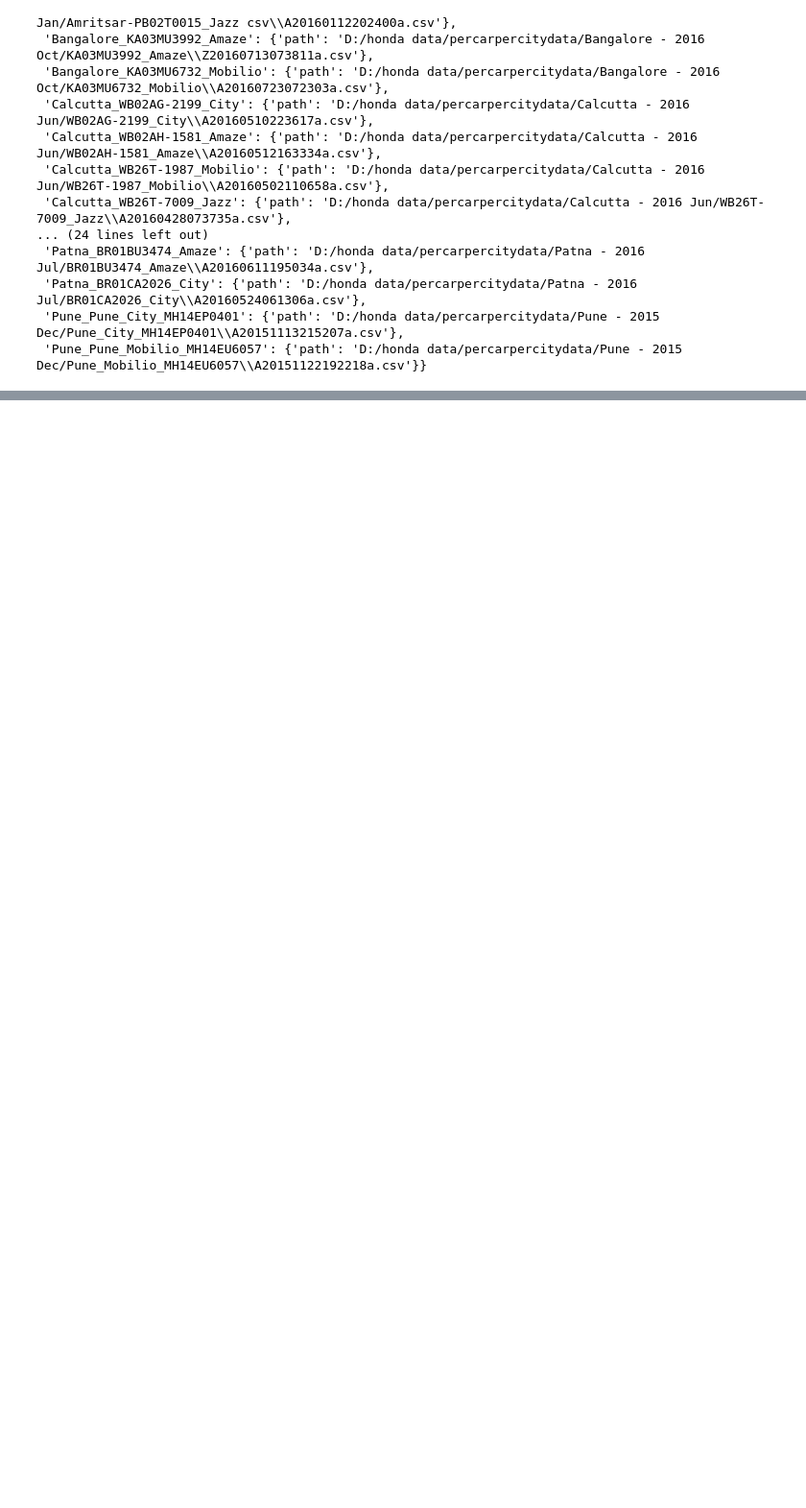
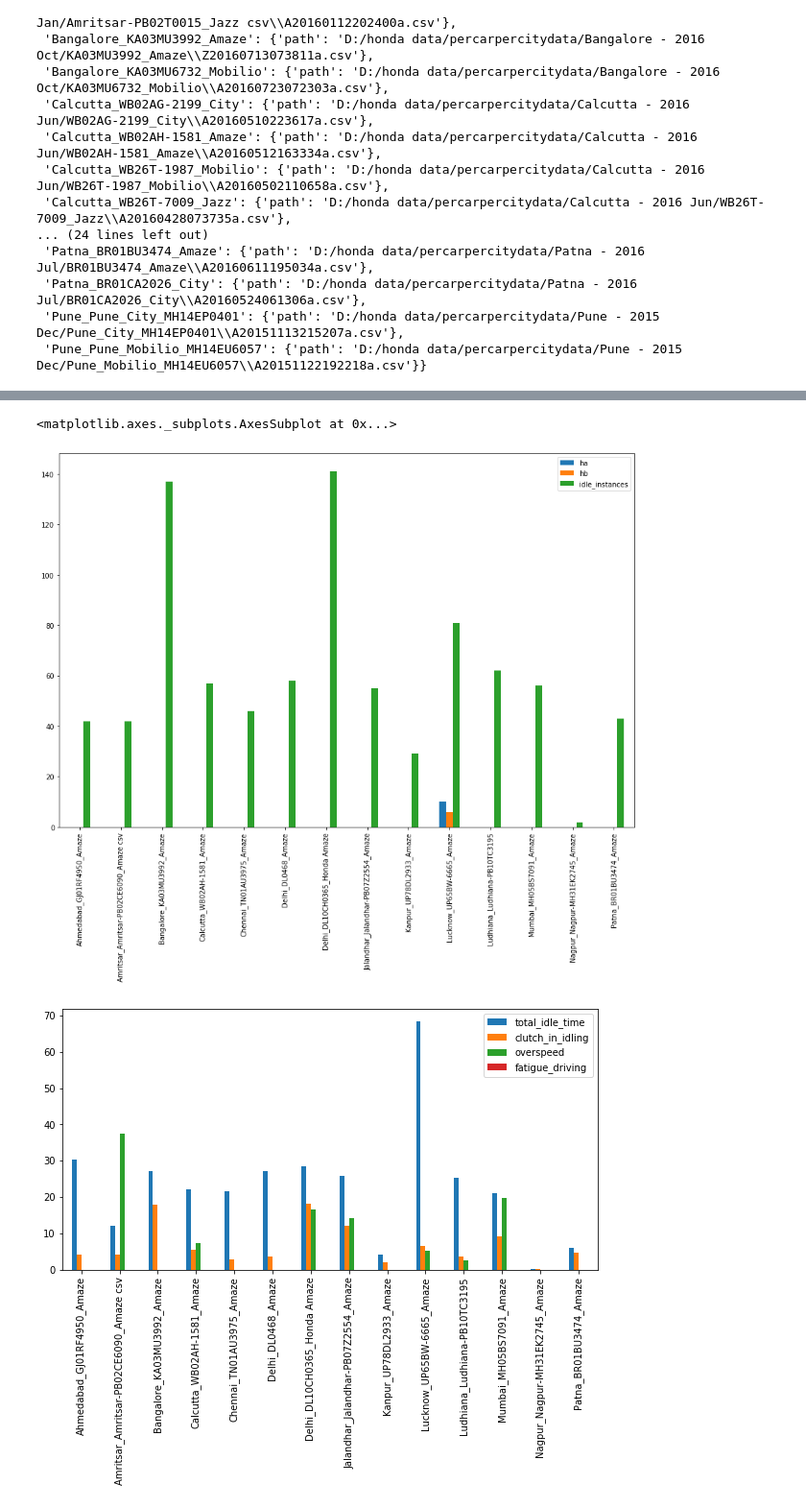
Before and after one commit to poshitasingh/honda_analysis, a Jupyter notebook: Honda.ipynb, the cells around one changed output, grey strips where cells are left out. Shown at 96% size. Cells and saved outputs as stored; diff of their text form; code cells hidden in the pictures; blank space fills up the shorter version.

```diff
--- a/Honda.ipynb
+++ b/Honda.ipynb
@@ -140,3 +65,5 @@ for keys, item in k.items():
+# %%
+k['Chennai_TN01AU3975_Amaze']['path'] = 'D:\honda data\percarpercitydata\Chennai - 2016 Oct\TN01AU3975_Amaze\A20160807081323a.csv'
 # %%
 k
 # %% [output]
@@ -159,0 +205,3 @@ k
+# %%
+df = pd.DataFrame(k)
+df.columns
@@ -159,0 +226,19 @@ k
+# %%
+df1 = df.drop('path')
+amaze = df1[['Ahmedabad_GJ01RF4950_Amaze', 'Amritsar_Amritsar-PB02CE6090_Amaze csv', 'Bangalore_KA03MU3992_Amaze',
+           'Calcutta_WB02AH-1581_Amaze', 'Chennai_TN01AU3975_Amaze', 'Delhi_DL0468_Amaze', 'Delhi_DL10CH0365_Honda Amaze',
+          'Jalandhar_Jalandhar-PB07Z2554_Amaze', 'Kanpur_UP78DL2933_Amaze', 'Lucknow_UP65BW-6665_Amaze',
+           'Ludhiana_Ludhiana-PB10TC3195', 'Mumbai_MH05BS7091_Amaze', 'Nagpur_Nagpur-MH31EK2745_Amaze',
+           'Patna_BR01BU3474_Amaze']]
+mobilio = df1[['Ahmedabad_GJ09BD3161_Mobilio', 'Bangalore_KA03MU6732_Mobilio', 'Calcutta_WB26T-1987_Mobilio',
+               'Chennai_TN01AX3294_Mobilio', 'Kanpur_UP78DW5006_Mobilio', 'Lucknow_UP32GU-7951_Mobilio',
+               'Nagpur_Nagpur-MH49B9780_Mobilio', 'Pune_Pune_Mobilio_MH14EU6057']]
+jazz = df1[['Amritsar_Amritsar-PB02T0015_Jazz csv', 'Calcutta_WB26T-7009_Jazz', 'Delhi_DL04641_Jazz',
+            'Ludhiana_Ludhiana-PB10FK2162']]
+city = df1[['Ahmedabad_GJ20N0977_City', 'Amritsar_Amritsar-PB02CH9400_City csv', 'Calcutta_WB02AG-2199_City',
+           'Chennai_TN146999_City', 'Delhi_DL1811_City', 'Delhi_DL3CBE9134_Honda City', 'Jalandhar_Jalandhar-PB08CQ9011_City',
+           'Kanpur_UP78DV3974_City', 'Lucknow_UP32FR-1999_City', 'Ludhiana_Ludhiana-PB10FL6457', 'Mumbai_MH03BJ7186_City',
+           'Nagpur_Nagpur-MH31EK9700_City', 'Patna_BR01CA2026_City', 'Pune_Pune_City_MH14EP0401']]
+# %%
+# df2 = df2.to_numeric()
+amaze = amaze.transpose()
@@ -159,0 +263,8 @@ k
+# %%
+amaze[['ha', 'hb', 'idle_instances']].plot(kind = 'bar', figsize=(10,10))
+
+amaze[['total_idle_time', 'clutch_in_idling', 'overspeed', 'fatigue_driving']].plot(kind = 'bar', figsize=(10,5))
+# %% [output]
+<matplotlib.axes._subplots.AxesSubplot at 0x...>
+[figure, added]
+[figure, added]
```
Also changed, not shown: parts of 12 cells of this notebook.
